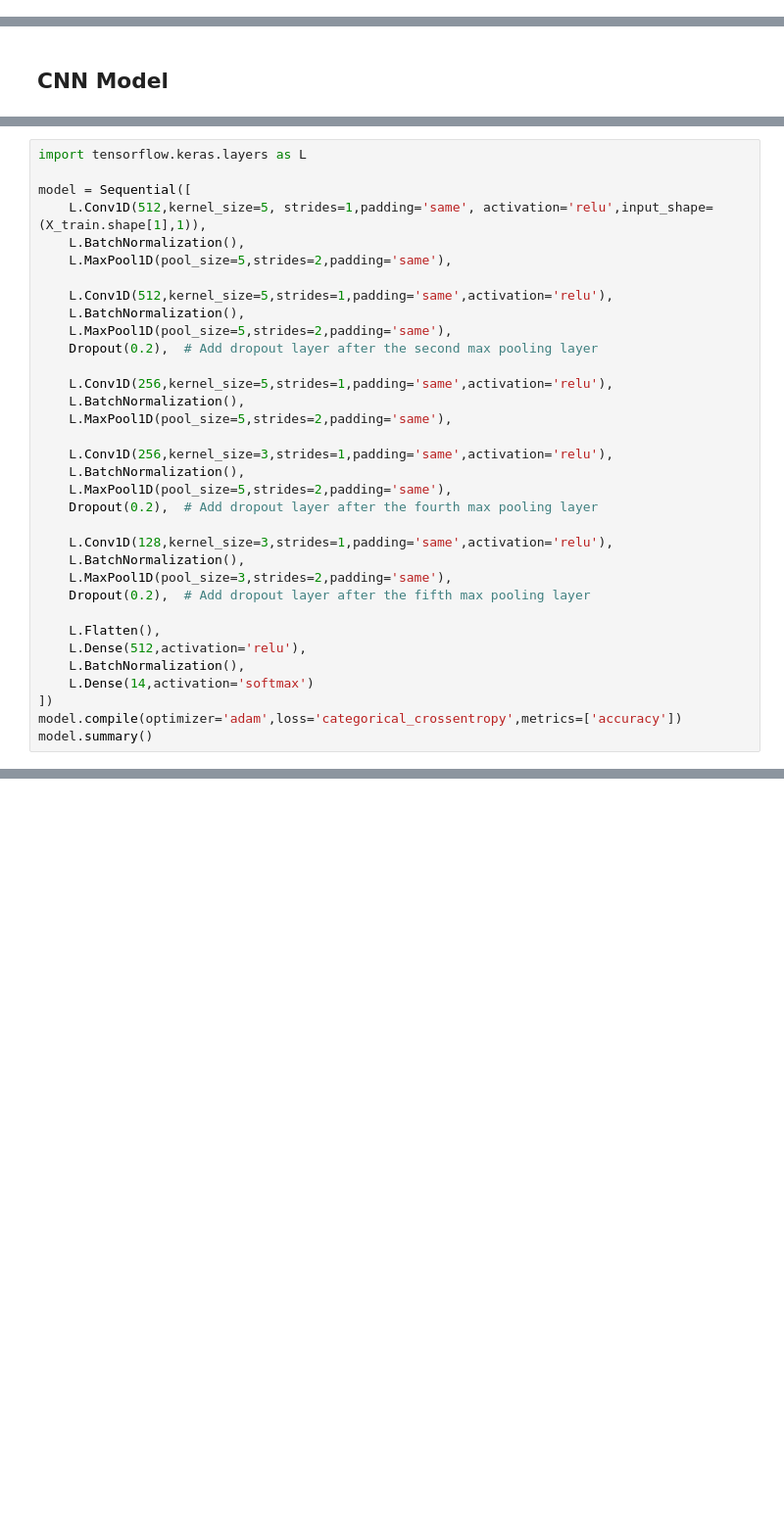
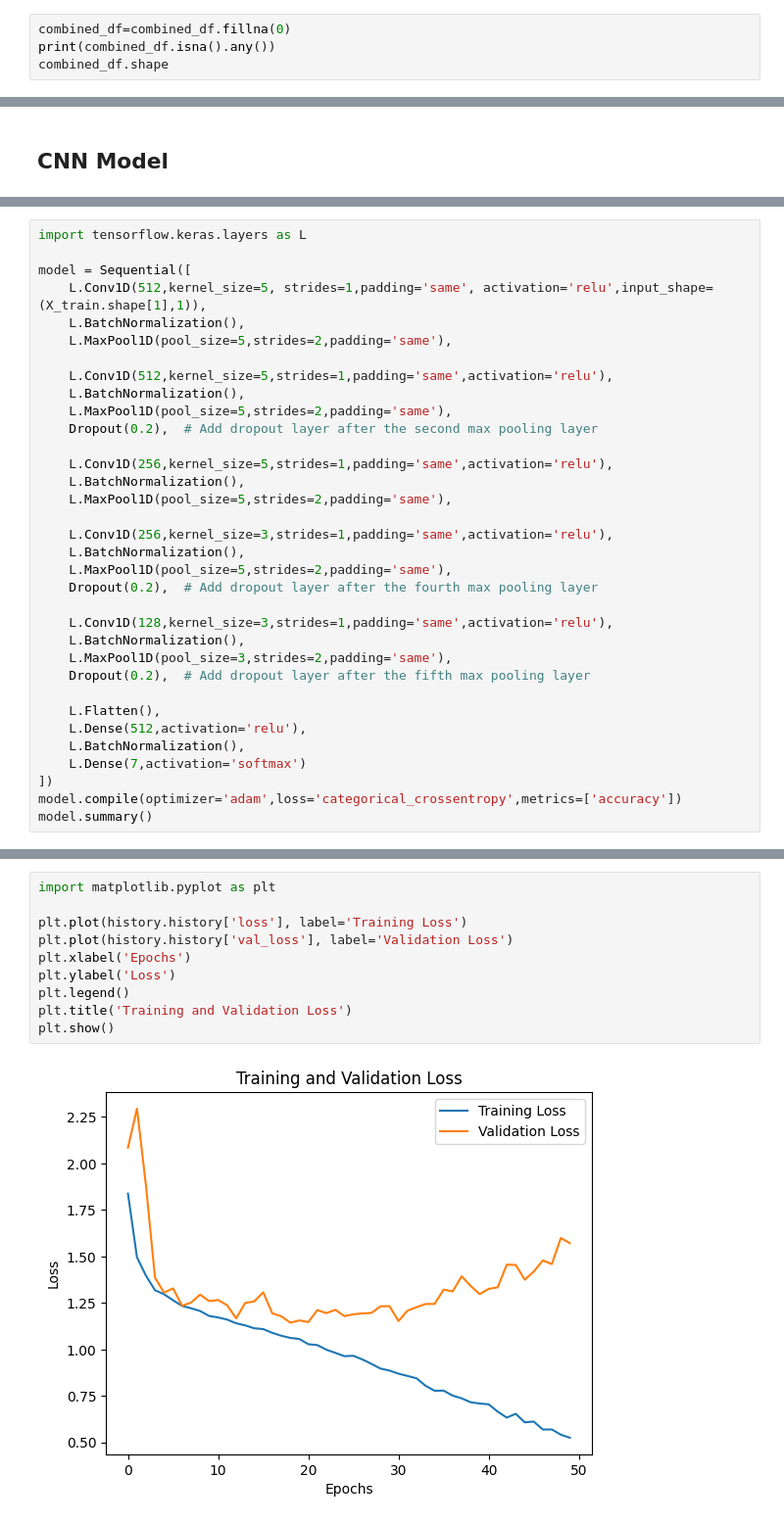
Before and after one commit to Priyanshraj26/IMPACT, a Jupyter notebook: train.ipynb, the cells around one changed output, grey strips where cells are left out. Shown at 98% size. Cells and saved outputs as stored; diff of their text form; blank space fills up the shorter version.

```diff
--- a/train.ipynb
+++ b/train.ipynb
@@ -579,3 +600,7 @@ feature_14    False
 feature_15    False
 emotion       False
 dtype: bool
+# %%
+combined_df=combined_df.fillna(0)
+print(combined_df.isna().any())
+combined_df.shape
@@ -782,7 +813,7 @@ model = Sequential([
     L.Flatten(),
     L.Dense(512,activation='relu'),
     L.BatchNormalization(),
-    L.Dense(14,activation='softmax')
+    L.Dense(7,activation='softmax')
 ])
 model.compile(optimizer='adam',loss='categorical_crossentropy',metrics=['accuracy'])
 model.summary()
@@ -851,0 +923,12 @@ WARNING:absl:You are saving your model as an HDF5 file via `model.save()` or `ke
+# %%
+import matplotlib.pyplot as plt
+
+plt.plot(history.history['loss'], label='Training Loss')
+plt.plot(history.history['val_loss'], label='Validation Loss')
+plt.xlabel('Epochs')
+plt.ylabel('Loss')
+plt.legend()
+plt.title('Training and Validation Loss')
+plt.show()
+# %% [output]
+[figure, added]
```
Also changed, not shown: parts of 26 cells of this notebook, 10 other files.
